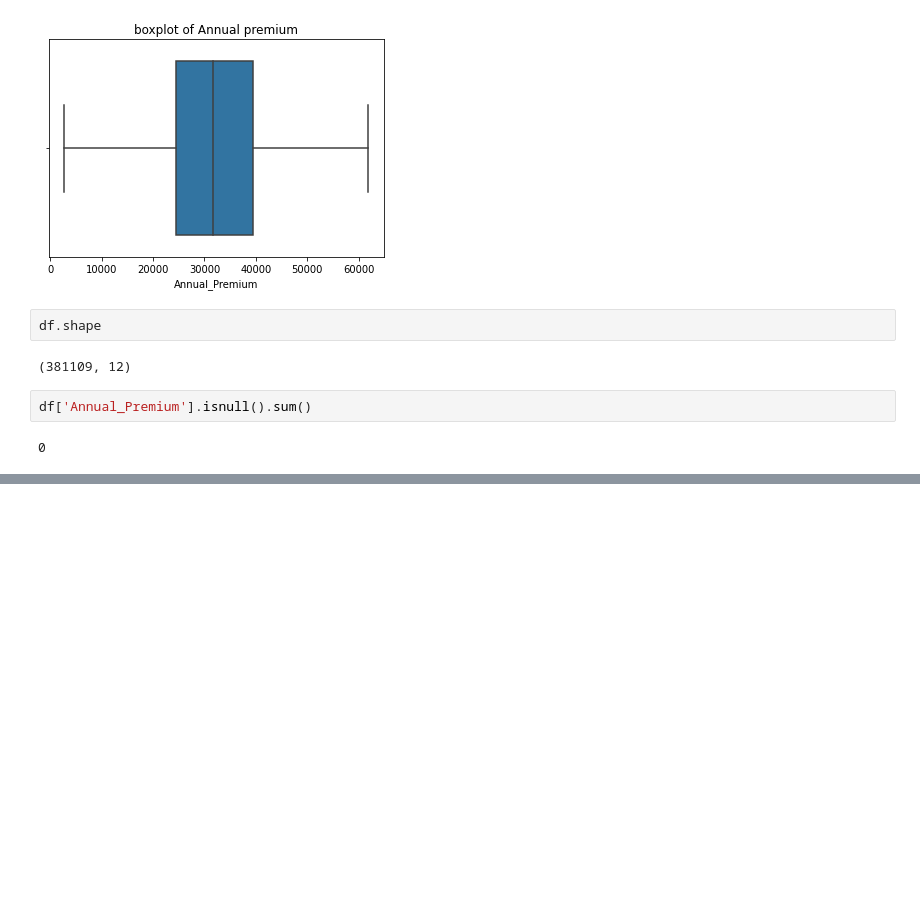
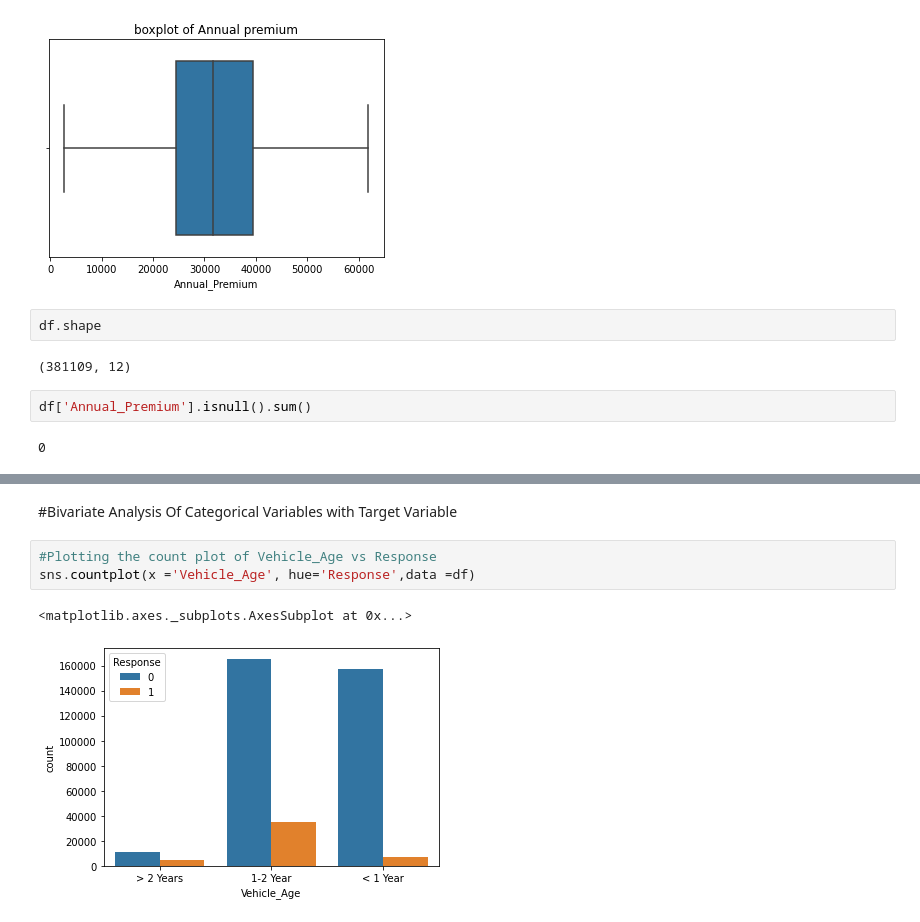
Before and after one commit to sapanapawar/Health-Insurance-Cross-Sell-Prediction, a Jupyter notebook: HEALTH_INSURANCE_CROSS_SELL_PREDICTION.ipynb, the cells around one changed output, grey strips where cells are left out. Drawn from its saved outputs; the diff is of its cells as text; blank space fills up the shorter version.

```diff
--- a/HEALTH_INSURANCE_CROSS_SELL_PREDICTION.ipynb
+++ b/HEALTH_INSURANCE_CROSS_SELL_PREDICTION.ipynb
@@ -246,0 +316,8 @@ df['Annual_Premium'].isnull().sum()
+# %% [markdown]
+#Bivariate Analysis Of Categorical Variables with Target Variable
+# %%
+#Plotting the count plot of Vehicle_Age vs Response
+sns.countplot(x ='Vehicle_Age', hue='Response',data =df)
+# %% [output]
+<matplotlib.axes._subplots.AxesSubplot at 0x...>
+[figure, added]
```
Also changed, not shown: parts of 26 cells of this notebook.
